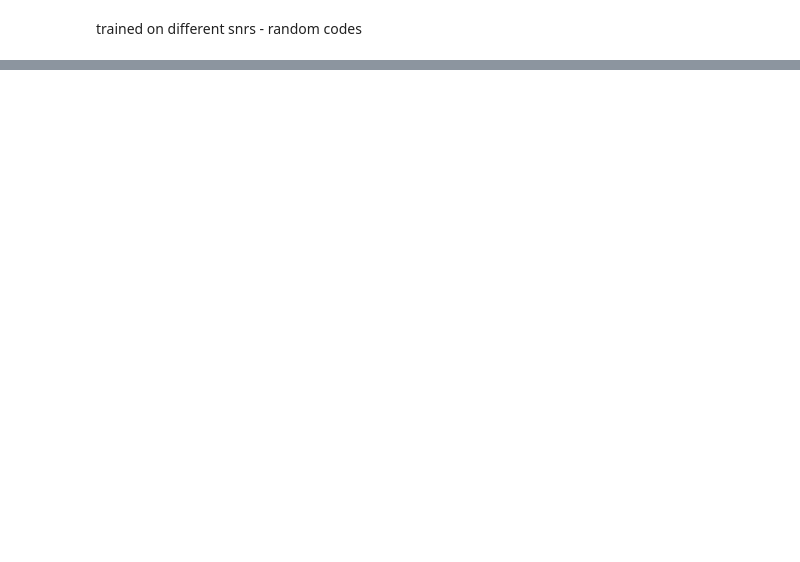
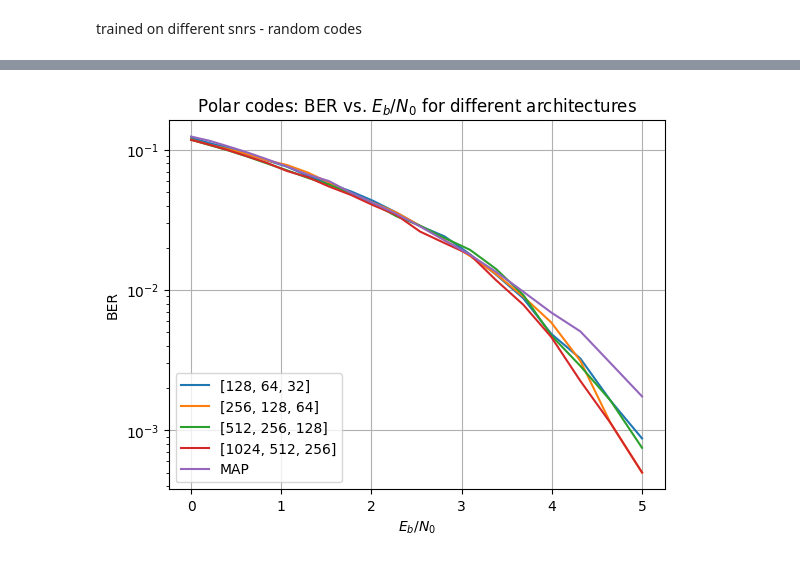
Before and after one commit to alexaugur/Collab, a Jupyter notebook: experiments.ipynb, the cells around one changed output, grey strips where cells are left out. Drawn from its saved outputs; the diff is of its cells as text; code cells hidden in the pictures; blank space fills up the shorter version.

```diff
--- a/experiments.ipynb
+++ b/experiments.ipynb
@@ -640,0 +779,25 @@ effect of number of info bits
+# %%
+legend = []
+code = 'polar'
+for i in range(len(archs)):
+  plt.plot(10*np.log10(1/(2*sigmas**2)) - 10*np.log10(k/N), arc_errors_p_full[i]/arc_bits_p_full[i])
+  legend.append(str(archs[i]))
+
+
+result_map = np.loadtxt('/content/drive/MyDrive/research/results_{}_map_{}_{}.txt'.format(code,N,k), delimiter=',')
+sigmas_map = result_map[:,0]
+nb_bits_map = result_map[:,1]
+nb_errors_map = result_map[:,2]
+plt.plot(10*np.log10(1/(2*sigmas_map**2)) - 10*np.log10(k/N), nb_errors_map/nb_bits_map)
+legend.append('MAP')
+
+plt.title("Polar codes: BER vs. $E_b/N_0$ for different architectures")
+plt.legend(legend, loc=3)
+plt.yscale('log')
+plt.xlabel('$E_b/N_0$')
+plt.ylabel('BER')
+
+plt.grid(True)
+plt.show()
+# %% [output]
+[figure, added]
```
Also changed, not shown: parts of 40 cells of this notebook.
